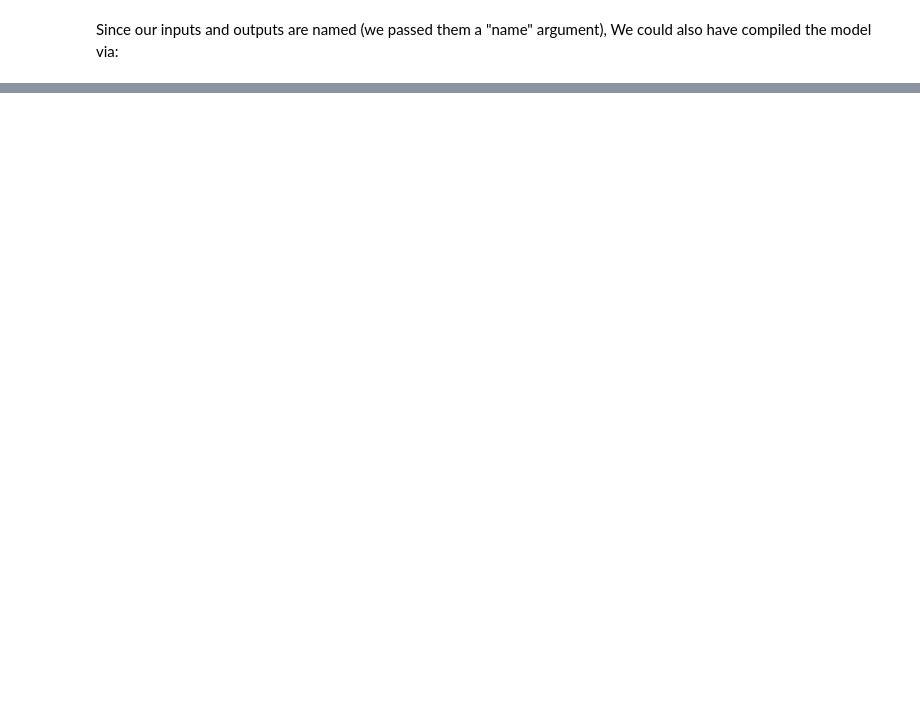
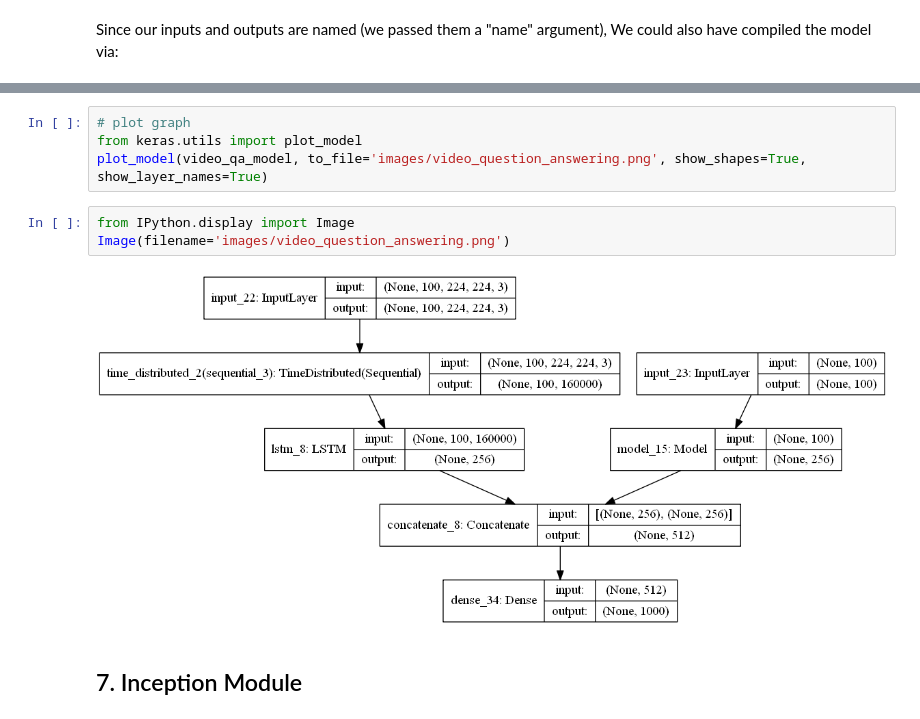
Before and after one commit to LinuxAI-PKU/ml-workspace, a Jupyter notebook: using-keras-functional-api-for-complex-architectures/using-keras-functional-api-for-complex-deep-learning-architectures.ipynb, the cells around one changed output, grey strips where cells are left out. Saved outputs shown, nothing was run; the diff lists cells and outputs as text; blank space fills up the shorter version.

Commit message:
updated keras functional api

```diff
--- a/using-keras-functional-api-for-complex-architectures/using-keras-functional-api-for-complex-deep-learning-architectures.ipynb
+++ b/using-keras-functional-api-for-complex-architectures/using-keras-functional-api-for-complex-deep-learning-architectures.ipynb
@@ -753,0 +815,11 @@ model.fit({'main_input': headline_data, 'aux_input': additional_data},
+# %%
+# plot graph
+from keras.utils import plot_model
+plot_model(video_qa_model, to_file='images/video_question_answering.png', show_shapes=True, show_layer_names=True)
+# %%
+from IPython.display import Image
+Image(filename='images/video_question_answering.png')
+# %% [output]
+[figure, added]
+# %% [markdown]
+## 7. Inception Module
```
Also changed, not shown: parts of 50 cells of this notebook, 13 other files.
